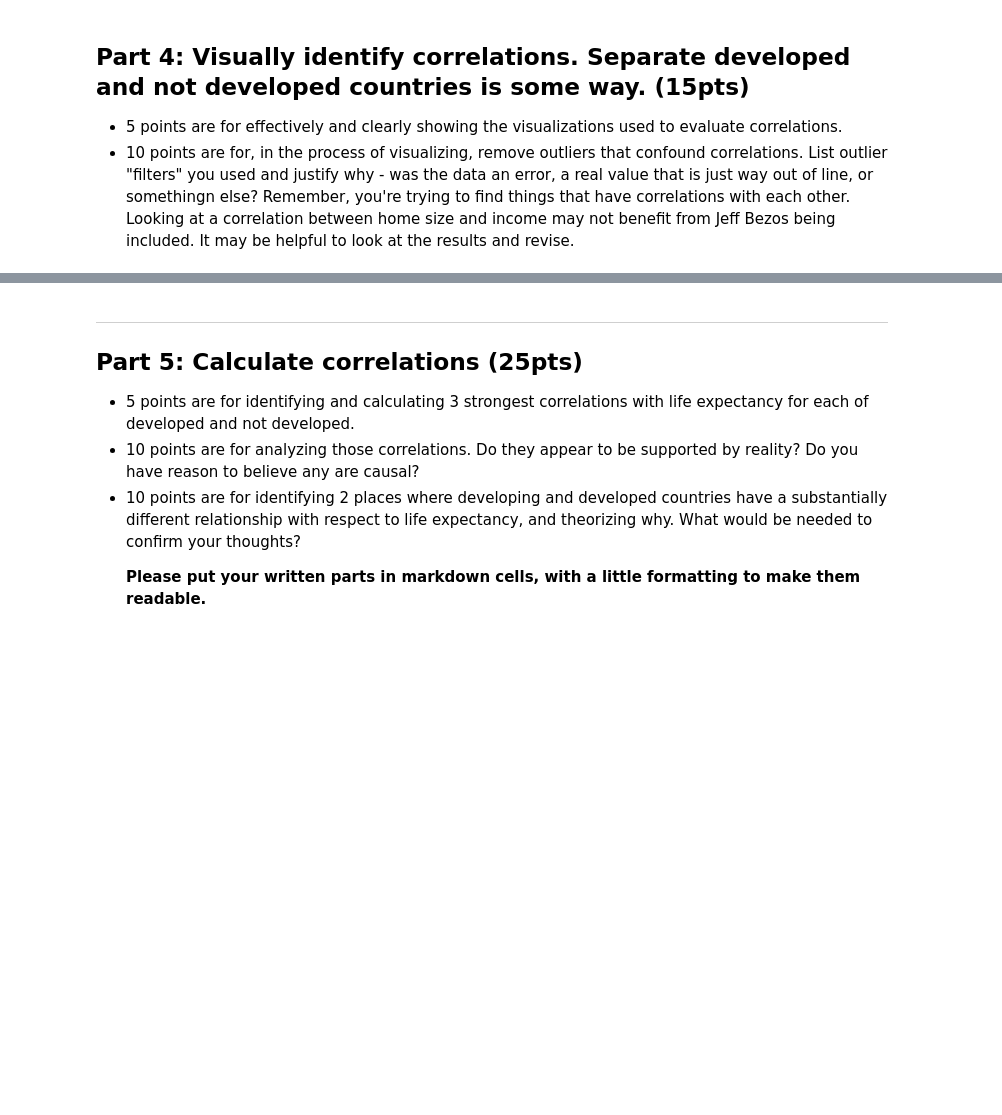
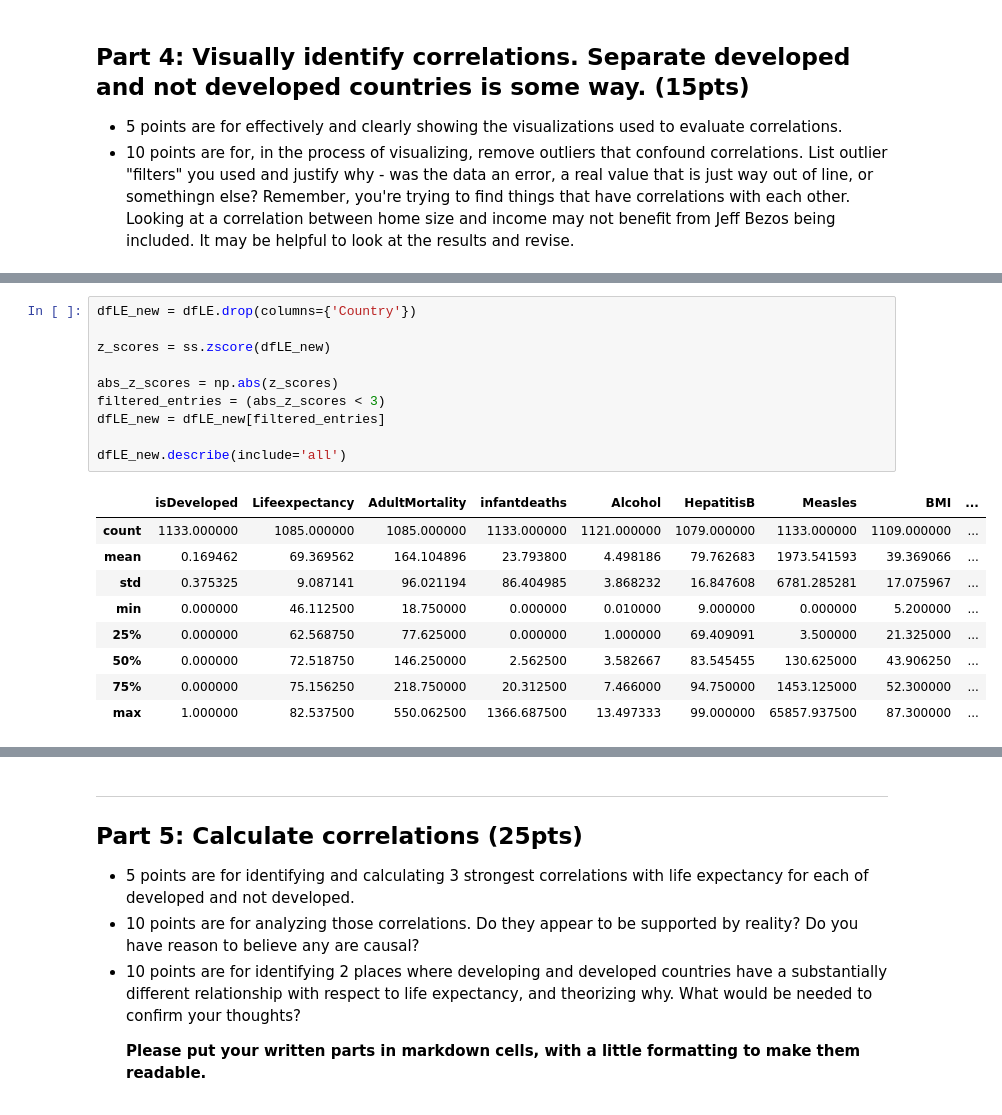
Before and after one commit to JohnHare7/3450_Asn2_Students, a Jupyter notebook: asn2Workbook.ipynb, the cells around one changed output, grey strips where cells are left out. Cells and saved outputs as stored; diff of their text form; blank space fills up the shorter version.

```diff
--- a/asn2Workbook.ipynb
+++ b/asn2Workbook.ipynb
@@ -223 +240,21 @@ I would say this distribution would be considered accurate.
+# %%
+dfLE_new = dfLE.drop(columns={'Country'})
+
+z_scores = ss.zscore(dfLE_new)
+
+abs_z_scores = np.abs(z_scores)
+filtered_entries = (abs_z_scores < 3)
+dfLE_new = dfLE_new[filtered_entries]
+
+dfLE_new.describe(include='all')
+# %% [output]
+|  | isDeveloped | Lifeexpectancy | AdultMortality | infantdeaths | Alcohol | HepatitisB | Measles | BMI | ... |
+| count | 1133.000000 | 1085.000000 | 1085.000000 | 1133.000000 | 1121.000000 | 1079.000000 | 1133.000000 | 1109.000000 | ... |
+| mean | 0.169462 | 69.369562 | 164.104896 | 23.793800 | 4.498186 | 79.762683 | 1973.541593 | 39.369066 | ... |
+| std | 0.375325 | 9.087141 | 96.021194 | 86.404985 | 3.868232 | 16.847608 | 6781.285281 | 17.075967 | ... |
+| min | 0.000000 | 46.112500 | 18.750000 | 0.000000 | 0.010000 | 9.000000 | 0.000000 | 5.200000 | ... |
+| 25% | 0.000000 | 62.568750 | 77.625000 | 0.000000 | 1.000000 | 69.409091 | 3.500000 | 21.325000 | ... |
+| 50% | 0.000000 | 72.518750 | 146.250000 | 2.562500 | 3.582667 | 83.545455 | 130.625000 | 43.906250 | ... |
+| 75% | 0.000000 | 75.156250 | 218.750000 | 20.312500 | 7.466000 | 94.750000 | 1453.125000 | 52.300000 | ... |
+| max | 1.000000 | 82.537500 | 550.062500 | 1366.687500 | 13.497333 | 99.000000 | 65857.937500 | 87.300000 | ... |
 # %%
```
Also changed, not shown: parts of 6 cells of this notebook.
